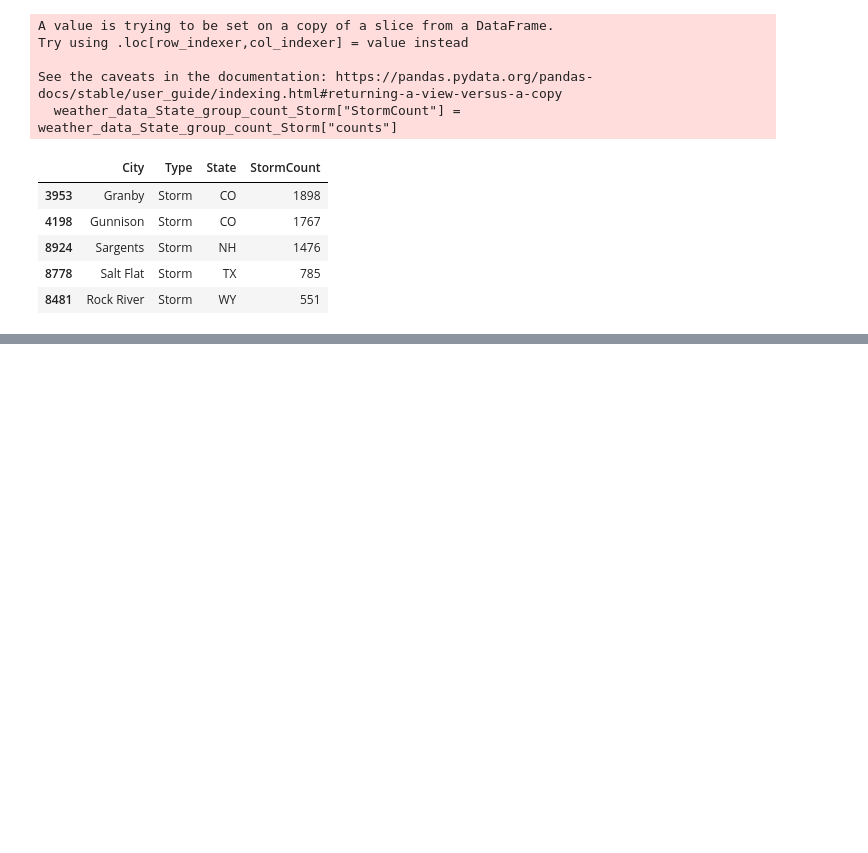
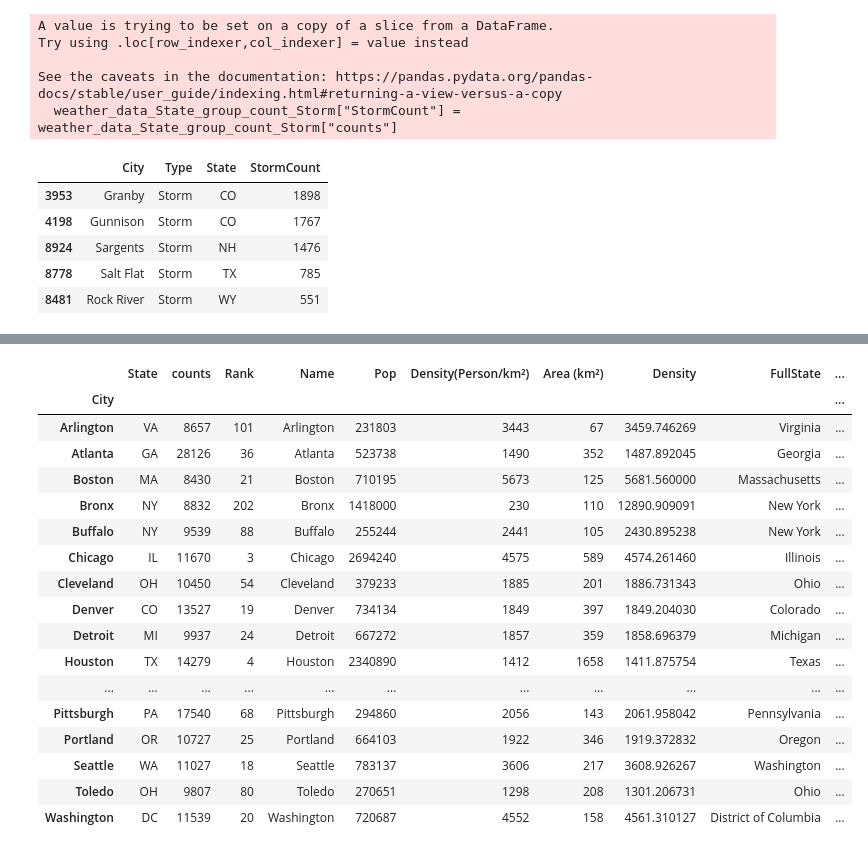
Before and after one commit to 7Amin/RoadConstructionPrediction, a Jupyter notebook: application/dataAnalysis/City-wise Construction Distribution.ipynb, the cells around one changed output, grey strips where cells are left out. Drawn from its saved outputs; the diff is of its cells as text; code cells hidden in the pictures; blank space fills up the shorter version.

```diff
--- a/application/dataAnalysis/City-wise Construction Distribution.ipynb
+++ b/application/dataAnalysis/City-wise Construction Distribution.ipynb
@@ -907,0 +916,24 @@ KeyError: "['State'] not found in axis"
+# %%
+df_city_group_count_sorted_top_20_density.head(20)
+df_city_group_count_sorted_top_20_density = df_city_group_count_sorted_top_20_density[df_city_group_count_sorted_top_20_density.Rank != 48]
+# %%
+df_city_group_count_sorted_top_20_density.head(20)
+# %% [output]
+|  | State | counts | Rank | Name | Pop | Density(Person/km²) | Area (km²) | Density | FullState | ... |
+| City |  |  |  |  |  |  |  |  |  | ... |
+| Arlington | VA | 8657 | 101 | Arlington | 231803 | 3443 | 67 | 3459.746269 | Virginia | ... |
+| Atlanta | GA | 28126 | 36 | Atlanta | 523738 | 1490 | 352 | 1487.892045 | Georgia | ... |
+| Boston | MA | 8430 | 21 | Boston | 710195 | 5673 | 125 | 5681.560000 | Massachusetts | ... |
+| Bronx | NY | 8832 | 202 | Bronx | 1418000 | 230 | 110 | 12890.909091 | New York | ... |
+| Buffalo | NY | 9539 | 88 | Buffalo | 255244 | 2441 | 105 | 2430.895238 | New York | ... |
+| Chicago | IL | 11670 | 3 | Chicago | 2694240 | 4575 | 589 | 4574.261460 | Illinois | ... |
+| Cleveland | OH | 10450 | 54 | Cleveland | 379233 | 1885 | 201 | 1886.731343 | Ohio | ... |
+| Denver | CO | 13527 | 19 | Denver | 734134 | 1849 | 397 | 1849.204030 | Colorado | ... |
+| Detroit | MI | 9937 | 24 | Detroit | 667272 | 1857 | 359 | 1858.696379 | Michigan | ... |
+| Houston | TX | 14279 | 4 | Houston | 2340890 | 1412 | 1658 | 1411.875754 | Texas | ... |
+| ... | ... | ... | ... | ... | ... | ... | ... | ... | ... | ... |
+| Pittsburgh | PA | 17540 | 68 | Pittsburgh | 294860 | 2056 | 143 | 2061.958042 | Pennsylvania | ... |
+| Portland | OR | 10727 | 25 | Portland | 664103 | 1922 | 346 | 1919.372832 | Oregon | ... |
+| Seattle | WA | 11027 | 18 | Seattle | 783137 | 3606 | 217 | 3608.926267 | Washington | ... |
+| Toledo | OH | 9807 | 80 | Toledo | 270651 | 1298 | 208 | 1301.206731 | Ohio | ... |
+| Washington | DC | 11539 | 20 | Washington | 720687 | 4552 | 158 | 4561.310127 | District of Columbia | ... |
```
Also changed, not shown: parts of 20 cells of this notebook, 2 other files.
